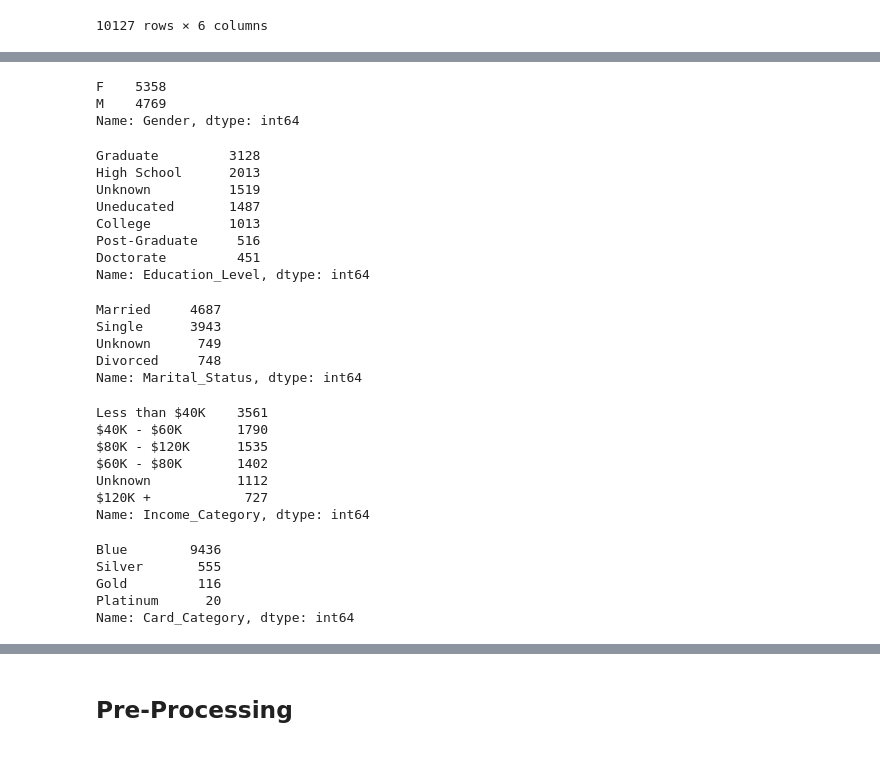
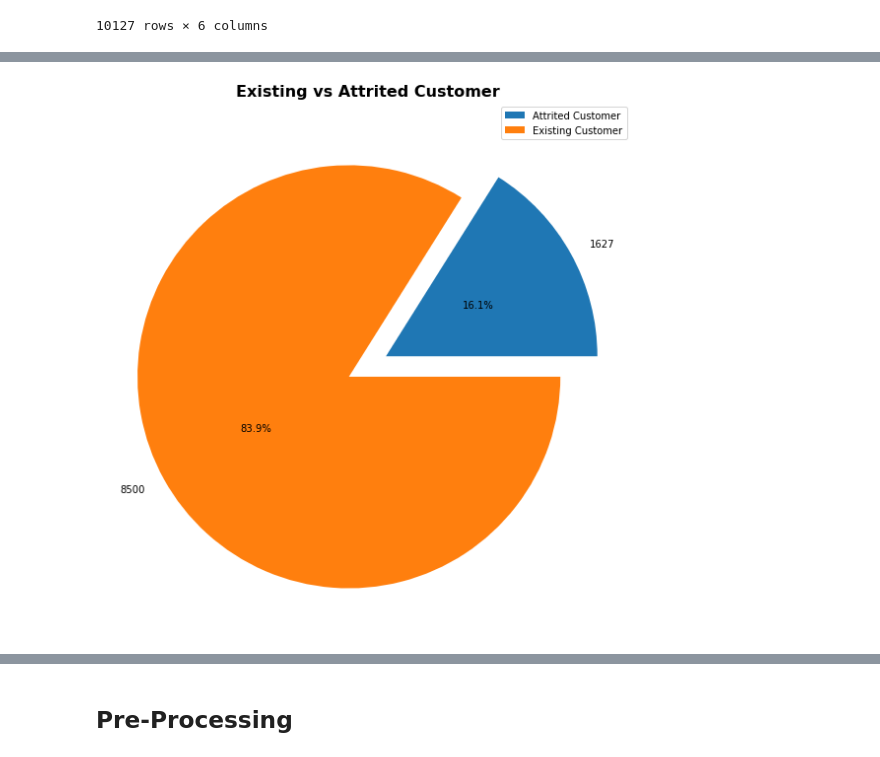
Before and after one commit to VictorLJay/Customer-Churn-Predictor, a Jupyter notebook: your-project/Data Cleaning and Pre-Processing.ipynb, the cells around one changed output, grey strips where cells are left out. Saved outputs shown, nothing was run; the diff lists cells and outputs as text; code cells hidden in the pictures.

```diff
--- a/your-project/Data Cleaning and Pre-Processing.ipynb
+++ b/your-project/Data Cleaning and Pre-Processing.ipynb
@@ -116,46 +110,17 @@ Name: Attrition_Flag, dtype: int64
-# %%
-bank.Gender.value_counts()
-# %% [output]
-F    5358
-M    4769
-Name: Gender, dtype: int64
-# %%
-# Some unknown data appears
-bank.Education_Level.value_counts()
-# %% [output]
-Graduate         3128
-High School      2013
-Unknown          1519
-Uneducated       1487
-College          1013
-Post-Graduate     516
-Doctorate         451
-Name: Education_Level, dtype: int64
-# %%
-# More unknown data
-bank.Marital_Status.value_counts()
-# %% [output]
-Married     4687
-Single      3943
-Unknown      749
-Divorced     748
-Name: Marital_Status, dtype: int64
-# %%
-# More unknown data
-bank.Income_Category.value_counts()
-# %% [output]
-Less than $40K    3561
-$40K - $60K       1790
-$80K - $120K      1535
-$60K - $80K       1402
-Unknown           1112
-$120K +            727
-Name: Income_Category, dtype: int64
-# %%
-bank.Card_Category.value_counts()
-# %% [output]
-Blue        9436
-Silver       555
-Gold         116
-Platinum      20
-Name: Card_Category, dtype: int64
+# %%
+customer = bank.groupby("Attrition_Flag")["Customer_Age"].count()
+
+pie, ax = plt.subplots(figsize=(10,8))
+labels = customer
+
+plt.pie(x=customer, autopct="%.1f%%", explode=[0.1]*2, labels=labels, pctdistance=0.5)
+plt.title("Existing vs Attrited Customer", fontsize=16, fontweight="bold")
+
+L = plt.legend(customer)
+L.get_texts()[0].set_text("Attrited Customer")
+L.get_texts()[1].set_text("Existing Customer")
+
+plt.tight_layout()
+plt.show()
+# %% [output]
+[figure, added]
```
Also changed, not shown: parts of 19 cells of this notebook, 2 other files.
